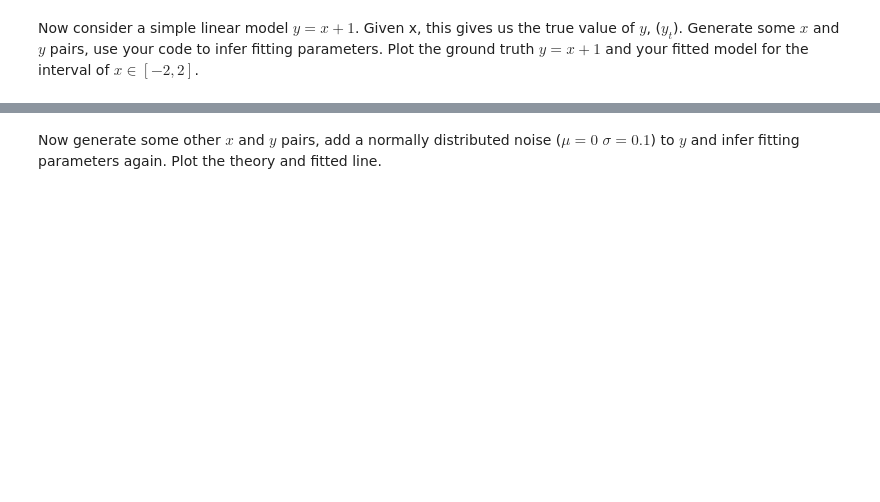
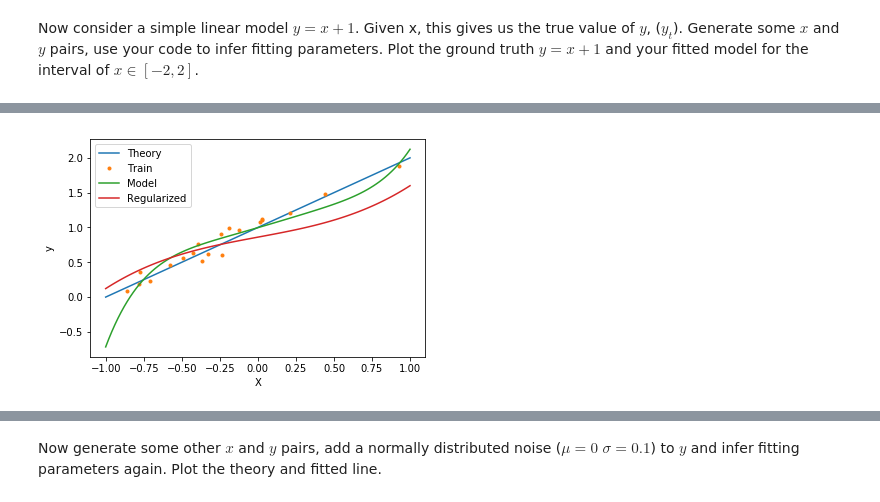
Before and after one commit to iricss/linear-regression-hamed, a Jupyter notebook: LinearRegression.ipynb, the cells around one changed output, grey strips where cells are left out. Saved outputs shown, nothing was run; the diff lists cells and outputs as text; code cells hidden in the pictures; blank space fills up the shorter version.

```diff
--- a/LinearRegression.ipynb
+++ b/LinearRegression.ipynb
@@ -173,0 +295,63 @@ Generate some $x$ and $y$ pairs, use your code to infer fitting parameters. Plot
+# %%
+N_train = 20
+n_features = 6
+X_train = np.ones((N_train, n_features))
+X_train[:,1] = np.random.uniform(size=X_train.shape[0])*2-1
+y_train = 1 + X_train[:,1] + 0.1*np.random.normal(size=X_train.shape[0])
+
+for i in range(2, n_features):
+    X_train[:,i] = X_train[:,i-1]*X_train[:,1]
+
+
+print(X_train[:4,:])
+print(y_train[:4])
+
+N_test = 30
+X_test = np.ones((N_test,n_features))
+X_test[:,1] = np.random.uniform(size=X_test.shape[0])*4-2
+y_test = 1 + X_test[:,1] + 0.5*np.random.normal(size=X_test.shape[0])
+
+for i in range(2, n_features):
+    X_test[:,i] = X_test[:,i-1]*X_test[:,1]
+
+
+X = np.ones((100,n_features))
+X[:,1] = np.linspace(-1,1,100)
+y_theory = 1+X[:,1]
+
+for i in range(2, n_features):
+    X[:,i] = X[:,i-1]*X[:,1]
+
+plt.plot(X[:,1], y_theory)
+
+plt.plot(X_train[:,1], y_train, '.')
+
+w = GD(X_train, y_train, eta=0.0001, alpha =0, epoches=100000)
+w_l2 = GD(X_train, y_train, eta=0.0001, alpha=0.00001, epoches=100000)
+w_linear = GD(X_train[:,:2], y_train, eta=0.001, alpha =0, epoches=1000000)
+
+w_linear = GD(X_train[:,:2], y_train, eta=0.001, epoches=100000)
+print("nonlinear",w)
+print("l2",w_l2)
+print("linear",w_linear)
+
+y_model = np.dot(X,w)
+plt.plot(X[:,1], y_model)
+
+y_l2 = np.dot(X,w_l2)
+plt.plot(X[:,1], y_l2)
+
+plt.legend(['Theory', 'Train', 'Model', 'Regularized'])
+plt.xlabel('X')
+plt.ylabel('y')
+
+print('MSE on training set (non linear without l2):',mse(y_train, np.dot(X_train,w)))
+print('MSE on testing set (non linear without l2):',mse(y_test, np.dot(X_test,w)))
+
+print('MSE on training set (non linear with l2):',mse(y_train, np.dot(X_train,w_l2)))
+print('MSE on testing set (non linear with l2):',mse(y_test, np.dot(X_test,w_l2)))
+
+
+print('MSE on training set (linear):',mse(y_train, np.dot(X_train[:,:2],w_linear)))
+print('MSE on testing set (linear):',mse(y_test, np.dot(X_test[:,:2],w_linear)))
+# %% [output]
@@ -173,0 +377 @@ Generate some $x$ and $y$ pairs, use your code to infer fitting parameters. Plot
+[figure, added]
```
Also changed, not shown: parts of 23 cells of this notebook.
